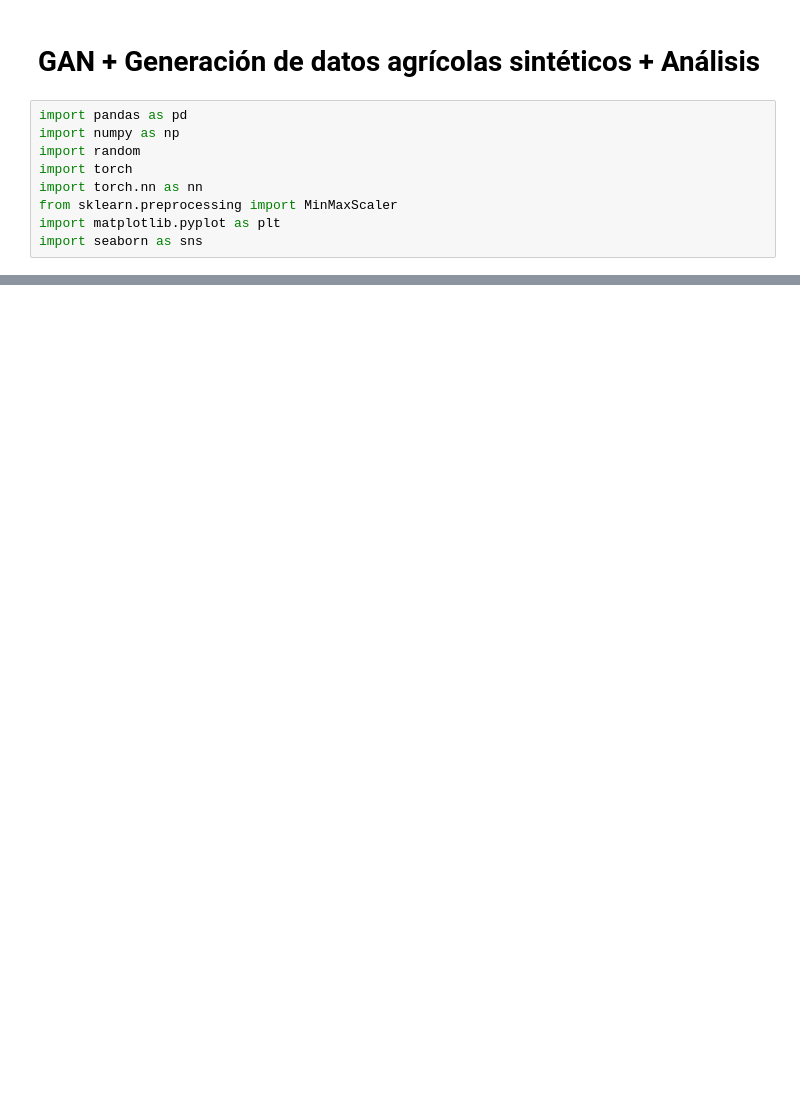
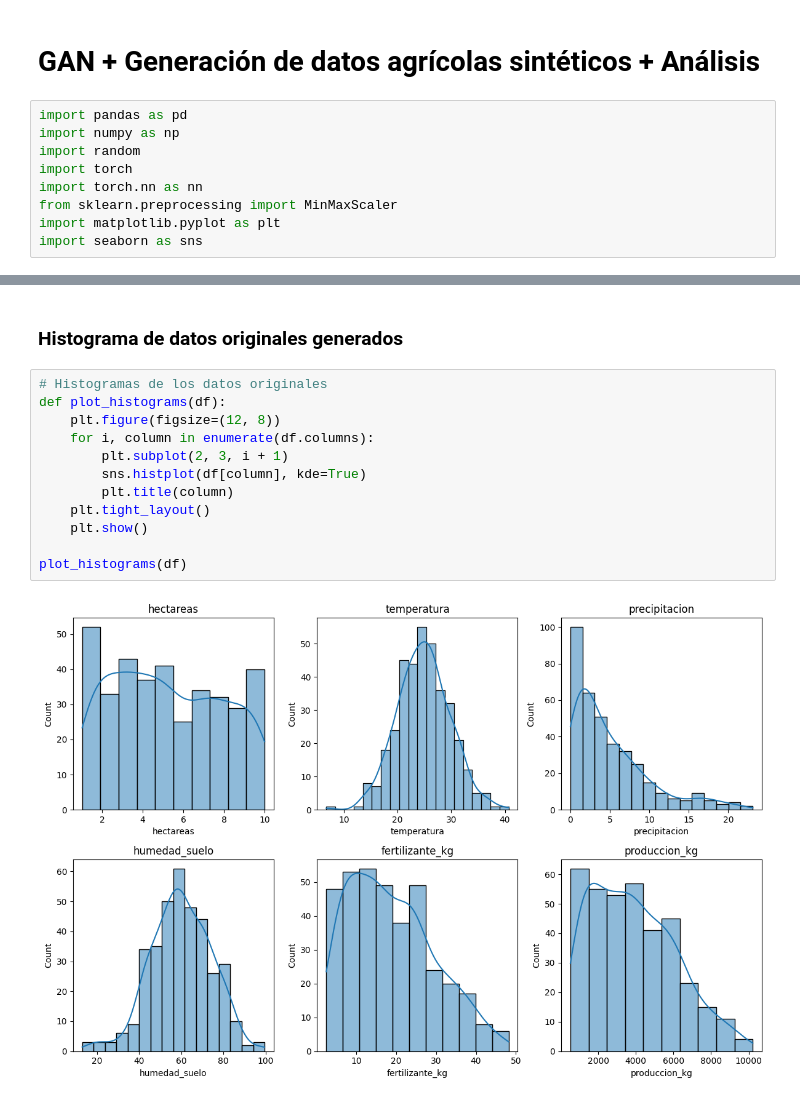
Before and after one commit to reyandres015/Red-Gan-Datos-Sintenticos, a Jupyter notebook: UI.ipynb, the cells around one changed output, grey strips where cells are left out. Cells and saved outputs as stored; diff of their text form; blank space fills up the shorter version.

Commit message:
Analisis de datos sinteticos generados

```diff
--- a/UI.ipynb
+++ b/UI.ipynb
@@ -57,5 +81,21 @@ data_tensor = torch.tensor(data_scaled, dtype=torch.float32)
 
 input_dim = data_tensor.shape[1]
 latent_dim = 16
+# %% [markdown]
+### Histograma de datos originales generados
+# %%
+# Histogramas de los datos originales
+def plot_histograms(df):
+    plt.figure(figsize=(12, 8))
+    for i, column in enumerate(df.columns):
+        plt.subplot(2, 3, i + 1)
+        sns.histplot(df[column], kde=True)
+        plt.title(column)
+    plt.tight_layout()
+    plt.show()
+
+plot_histograms(df)
+# %% [output]
+[figure, added]
 # %% [markdown]
 ### Definición de la red GAN
```
Also changed, not shown: parts of 11 cells of this notebook, 1 other file.
